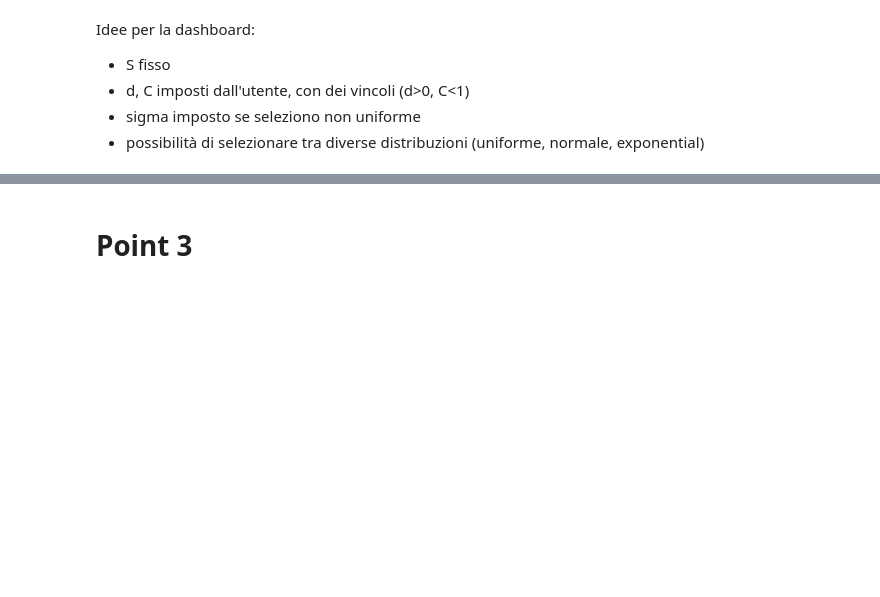
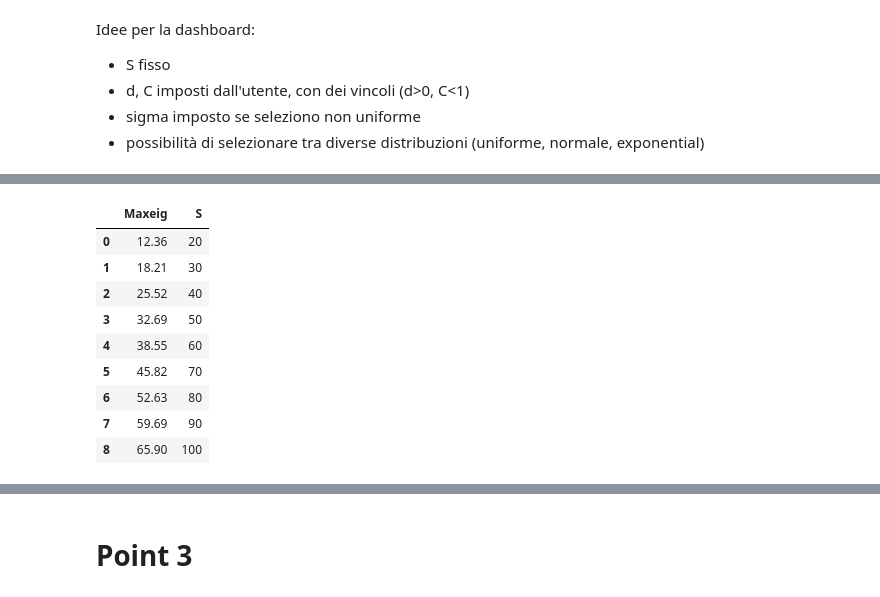
Before and after one commit to NicolaZomer/Physical_Models_of_Living_Systems, a Jupyter notebook: hw04_Ecological_Interactions.ipynb, the cells around one changed output, grey strips where cells are left out. Drawn from its saved outputs; the diff is of its cells as text; code cells hidden in the pictures; blank space fills up the shorter version.

```diff
--- a/hw04_Ecological_Interactions.ipynb
+++ b/hw04_Ecological_Interactions.ipynb
@@ -102,0 +209,51 @@ Idee per la dashboard:
+# %%
+np.random.seed(1245)
+
+# setting
+S_vec = np.arange(20, 110, 10).astype(int)  # number of species
+N = 5                                       # number of iterations for each species (take the average value)
+
+df_max_re = pd.DataFrame(columns=['Maxeig', 'S'])
+appended_data = []
+
+# build the random matrices and find the max real eigenvalue
+for s in S_vec:
+    max_eig = []
+    for i in range(N):
+        M = randommatrix(s, d, C, mutualistic=True)
+        eig_M, _ = np.linalg.eig(M)
+
+        max_eig.append(np.max(np.real(eig_M)))
+
+    df_max_re = df_max_re.append({'Maxeig': np.average(max_eig), 'S':str(s)}, ignore_index=True)
+
+display(df_max_re.round(2))
+
+# plot
+fig = px.scatter(df_max_re, x="S", y="Maxeig")
+
+fig.update_layout(
+    title="Scaling of the Max Real Eigenvalue with S",
+    xaxis_title="S",
+    yaxis_title="Max Re(λ)",
+    width=900,
+    height=400
+)
+fig.update_traces(
+    marker = dict(size=8,
+                  line=dict(width=1, color='Black')
+    )
+)
+
+fig.show()
+# %% [output]
+|  | Maxeig | S |
+| 0 | 12.36 | 20 |
+| 1 | 18.21 | 30 |
+| 2 | 25.52 | 40 |
+| 3 | 32.69 | 50 |
+| 4 | 38.55 | 60 |
+| 5 | 45.82 | 70 |
+| 6 | 52.63 | 80 |
+| 7 | 59.69 | 90 |
+| 8 | 65.90 | 100 |
```
Also changed, not shown: parts of 13 cells of this notebook.
